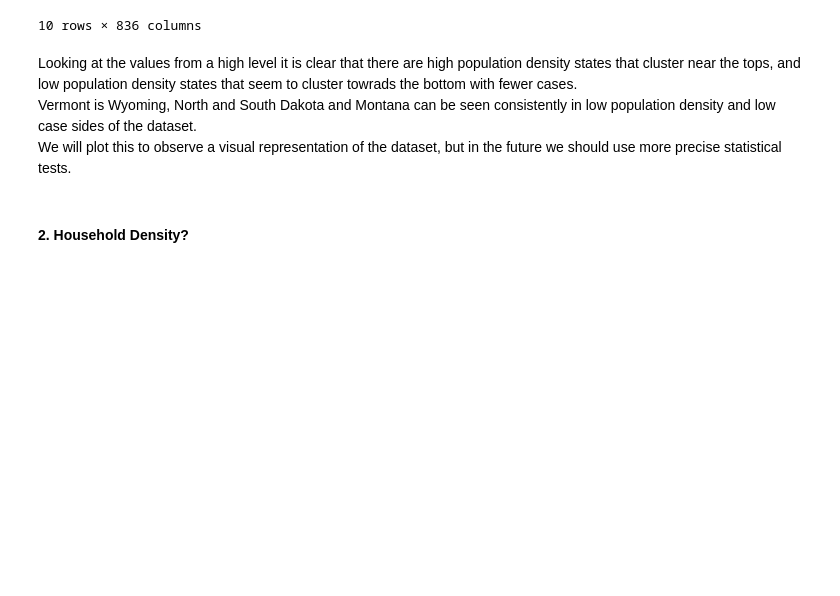
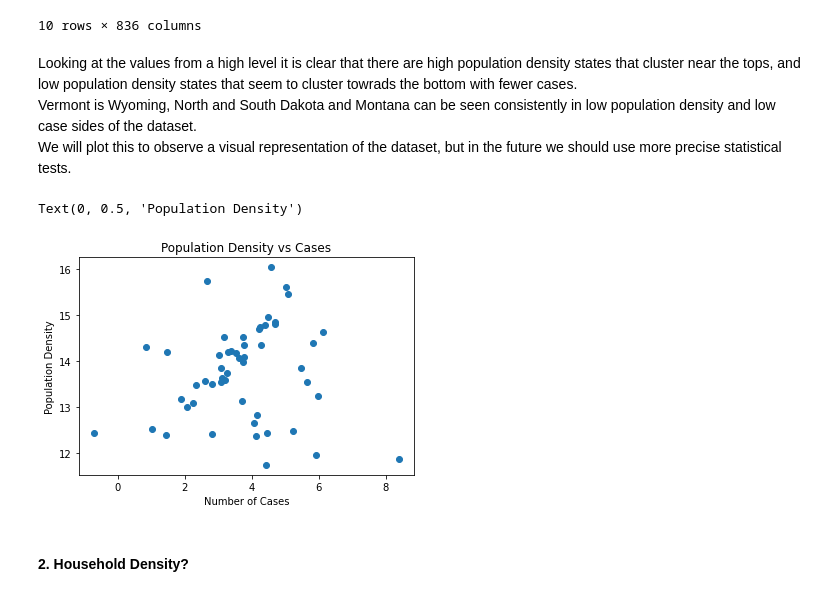
Before and after one commit to sojichld/pandasExtraCredit, a Jupyter notebook: PandasExtraCredit.ipynb, the cells around one changed output. Cells and saved outputs as stored; diff of their text form; code cells hidden in the pictures; blank space fills up the shorter version.

```diff
--- a/PandasExtraCredit.ipynb
+++ b/PandasExtraCredit.ipynb
@@ -356,6 +356,17 @@ CUS.sort_values('5/6/22', axis=0, ascending=False).loc[:, ::-1].tail(10)
 Looking at the values from a high level it is clear that there are high population density states that cluster near the tops, and low population density states that seem to cluster towrads the bottom with fewer cases.
 Vermont is Wyoming, North and South Dakota and Montana can be seen consistently in low population density and low case sides of the dataset.
 We will plot this to observe a visual representation of the dataset, but in the future we should use more precise statistical tests.
+# %%
+from matplotlib import pyplot
+
+fig, ax1 = plt.subplots(1, 1)
+ax1.scatter( np.log(HHS.loc[:, "POP_DENSITY"]), np.log(CUS.loc[:, '5/6/22']))
+ax1.set_title('Population Density vs Cases')
+ax1.set_xlabel('Number of Cases')
+ax1.set_ylabel('Population Density')
+# %% [output]
+Text(0, 0.5, 'Population Density')
+[figure, added]
 # %% [markdown]
 #### 2. Household Density?
 # %%
```
Also changed, not shown: parts of 4 cells of this notebook.
